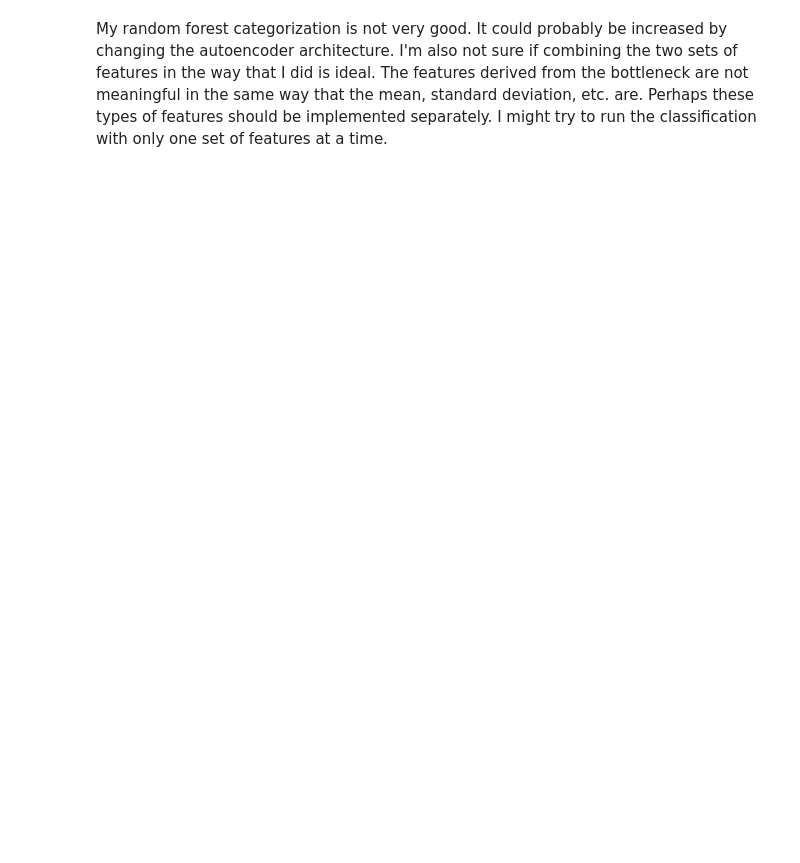
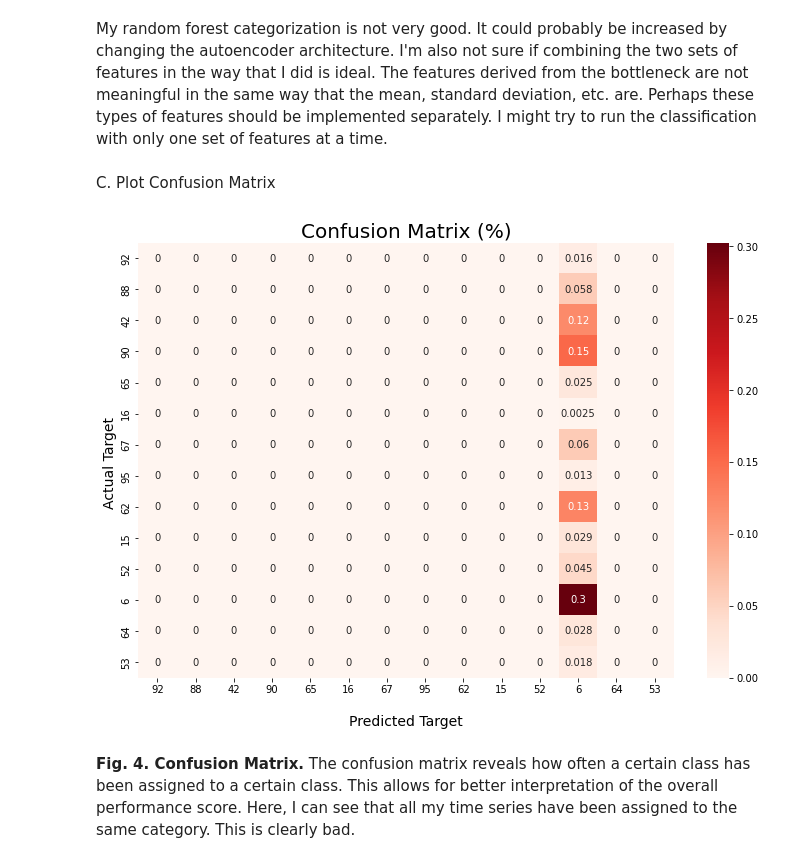
Before and after one commit to Janina712/MLTSA22_JBoecher, a Jupyter notebook: HW9/HW9_JBoecher.ipynb, the cells around one changed output. Cells and saved outputs as stored; diff of their text form; code cells hidden in the pictures; blank space fills up the shorter version.

```diff
--- a/HW9/HW9_JBoecher.ipynb
+++ b/HW9/HW9_JBoecher.ipynb
@@ -312,2 +320,23 @@ During test, random forest scores 0.31 accuracy in assigning time series to the
 # %% [markdown]
 My random forest categorization is not very good. It could probably be increased by changing the autoencoder architecture. I'm also not sure if combining the two sets of features in the way that I did is ideal. The features derived from the bottleneck are not meaningful in the same way that the mean, standard deviation, etc. are. Perhaps these types of features should be implemented separately. I might try to run the classification with only one set of features at a time.
+# %% [markdown]
+C. Plot Confusion Matrix
+# %%
+y_pred = clf.predict(x_test)
+# %%
+#Get the confusion matrix
+cf_matrix = confusion_matrix(y_test, y_pred)
+# %%
+plt.figure(figsize=(12,8))
+ax = sns.heatmap(cf_matrix/np.sum(cf_matrix), annot=True, cmap='Reds')
+ax.set_title('Confusion Matrix (%)', size = 20);
+ax.set_xlabel('\nPredicted Target', size = 14)
+ax.set_xticklabels(df_obj.target.unique())
+ax.set_yticklabels(df_obj.target.unique())
+ax.set_ylabel('Actual Target ', size = 14);
+
+plt.show()
+# %% [output]
+[figure, added]
+# %% [markdown]
+**Fig. 4. Confusion Matrix.** The confusion matrix reveals how often a certain class has been assigned to a certain class. This allows for better interpretation of the overall performance score. Here, I can see that all my time series have been assigned to the same category. This is clearly bad.
```
Also changed, not shown: parts of 14 cells of this notebook.
